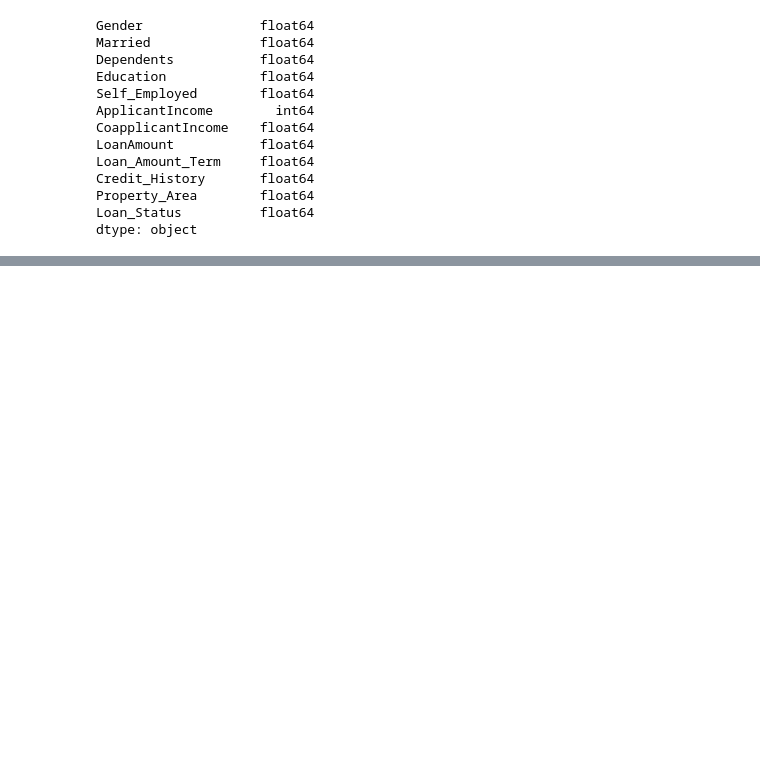
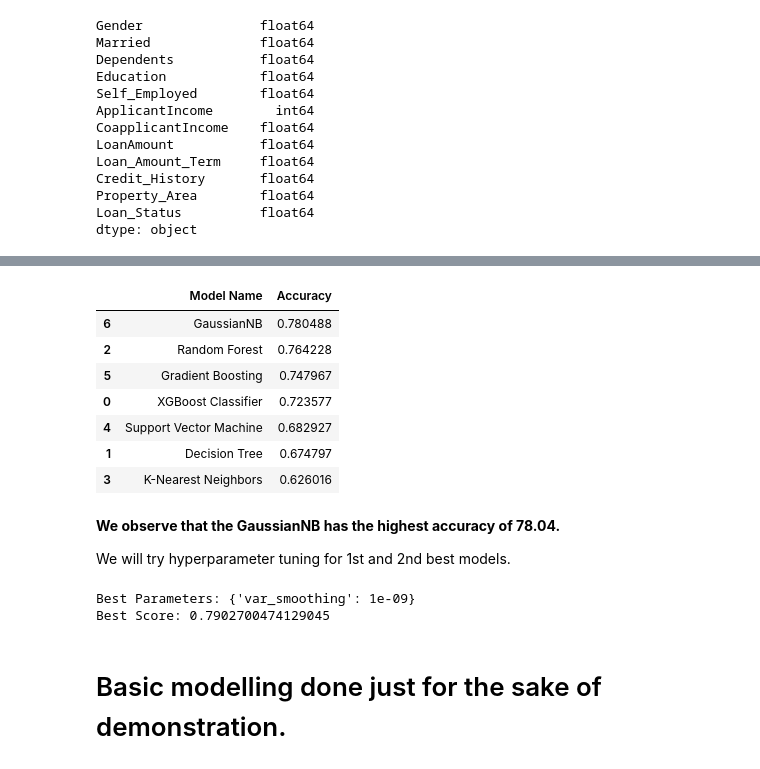
Before and after one commit to yashfirkedata/MLOps-Customer-Churn, a Jupyter notebook: research/trials.ipynb, the cells around one changed output, grey strips where cells are left out. Drawn from its saved outputs; the diff is of its cells as text; code cells hidden in the pictures; blank space fills up the shorter version.

Commit message:
basic modelling done

```diff
--- a/research/trials.ipynb
+++ b/research/trials.ipynb
@@ -204,3 +204,13 @@ data.head(1)
 # %% [output]
 |  | Gender | Married | Dependents | Education | Self_Employed | ApplicantIncome | CoapplicantIncome | ... |
 | 0 | 1 | 0 | 0.0 | 0 | 0 | 5849 | 0.0 | ... |
+# %%
+from sklearn.model_selection import train_test_split
+X = data.drop("Loan_Status", axis=1)
+y = data["Loan_Status"]
+
+X_train, X_test, y_train, y_test = train_test_split(X,y,test_size=0.2, random_state=2)
+print(X_train.shape)
+print(y_train.shape)
+print(X_test.shape)
+print(y_test.shape)
@@ -206,0 +224,10 @@ data.head(1)
+# %%
+from sklearn.metrics import accuracy_score, precision_score, recall_score, f1_score
+
+def evaluate_classification_model(true, predicted):
+    accuracy = accuracy_score(true, predicted)
+    precision = precision_score(true, predicted, average='weighted')
+    recall = recall_score(true, predicted, average='weighted')
+    f1 = f1_score(true, predicted, average='weighted')
+
+    return accuracy, precision, recall, f1
@@ -206,0 +312,41 @@ data.head(1)
+# %%
+pd.DataFrame(list(zip(model_list, accuracy_list)), columns=['Model Name', 'Accuracy']).sort_values(by=["Accuracy"],ascending=False)
+# %% [output]
+|  | Model Name | Accuracy |
+| 6 | GaussianNB | 0.780488 |
+| 2 | Random Forest | 0.764228 |
+| 5 | Gradient Boosting | 0.747967 |
+| 0 | XGBoost Classifier | 0.723577 |
+| 4 | Support Vector Machine | 0.682927 |
+| 1 | Decision Tree | 0.674797 |
+| 3 | K-Nearest Neighbors | 0.626016 |
+# %% [markdown]
+**We observe that the GaussianNB has the highest accuracy of 78.04.**
+
+We will try hyperparameter tuning for 1st and 2nd best models.
+# %%
+from sklearn.model_selection import GridSearchCV
+from sklearn.model_selection import GridSearchCV
+from sklearn.naive_bayes import GaussianNB
+
+model = GaussianNB()
+
+
+param_grid = {
+    'var_smoothing': [1e-9, 1e-8, 1e-7]
+}
+
+grid_search = GridSearchCV(estimator=model, param_grid=param_grid, cv=5)
+
+grid_search.fit(X_train, y_train)
+
+best_params = grid_search.best_params_
+best_score = grid_search.best_score_
+
+print("Best Parameters:", best_params)
+print("Best Score:", best_score)
+# %% [output]
+Best Parameters: {'var_smoothing': 1e-09}
+Best Score: 0.7902700474129045
+# %% [markdown]
+# Basic modelling done just for the sake of demonstration.
```
Also changed, not shown: parts of 3 cells of this notebook.
